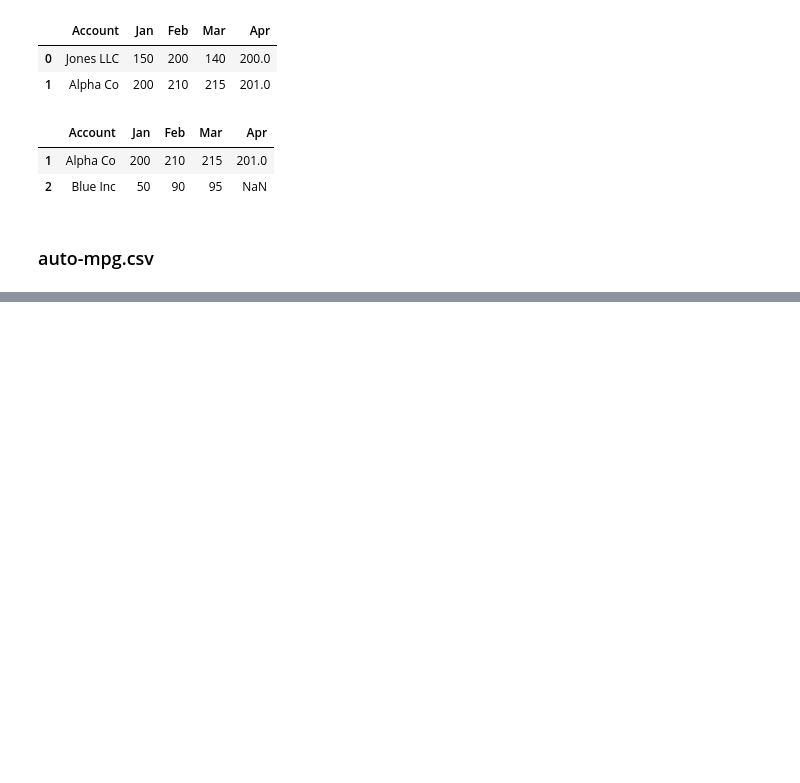
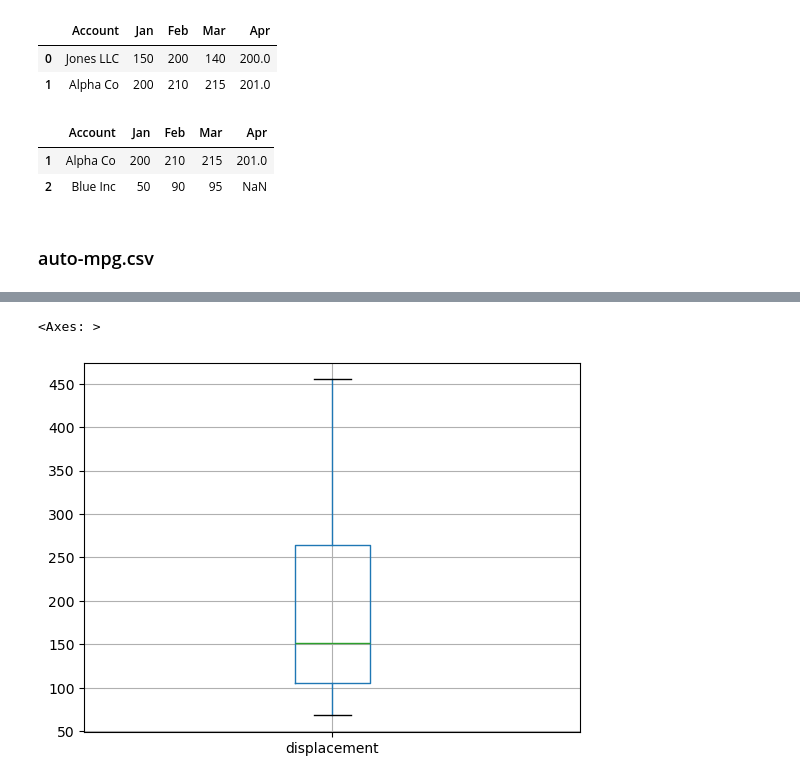
Before and after one commit to get-to-work-together/Python-Data-Analyse-Defensie, a Jupyter notebook: Opdrachten/uitwerkingen/Untitled1.ipynb, the cells around one changed output, grey strips where cells are left out. Saved outputs shown, nothing was run; the diff lists cells and outputs as text; code cells hidden in the pictures; blank space fills up the shorter version.

```diff
--- a/Opdrachten/uitwerkingen/Untitled1.ipynb
+++ b/Opdrachten/uitwerkingen/Untitled1.ipynb
@@ -66,0 +348,5 @@ ParserError: Error tokenizing data. C error: Expected 9 fields in line 34, saw 1
+# %%
+df[['displacement']].boxplot()
+# %% [output]
+<Axes: >
+[figure, added]
```
Also changed, not shown: parts of 43 cells of this notebook, 5 other files.
